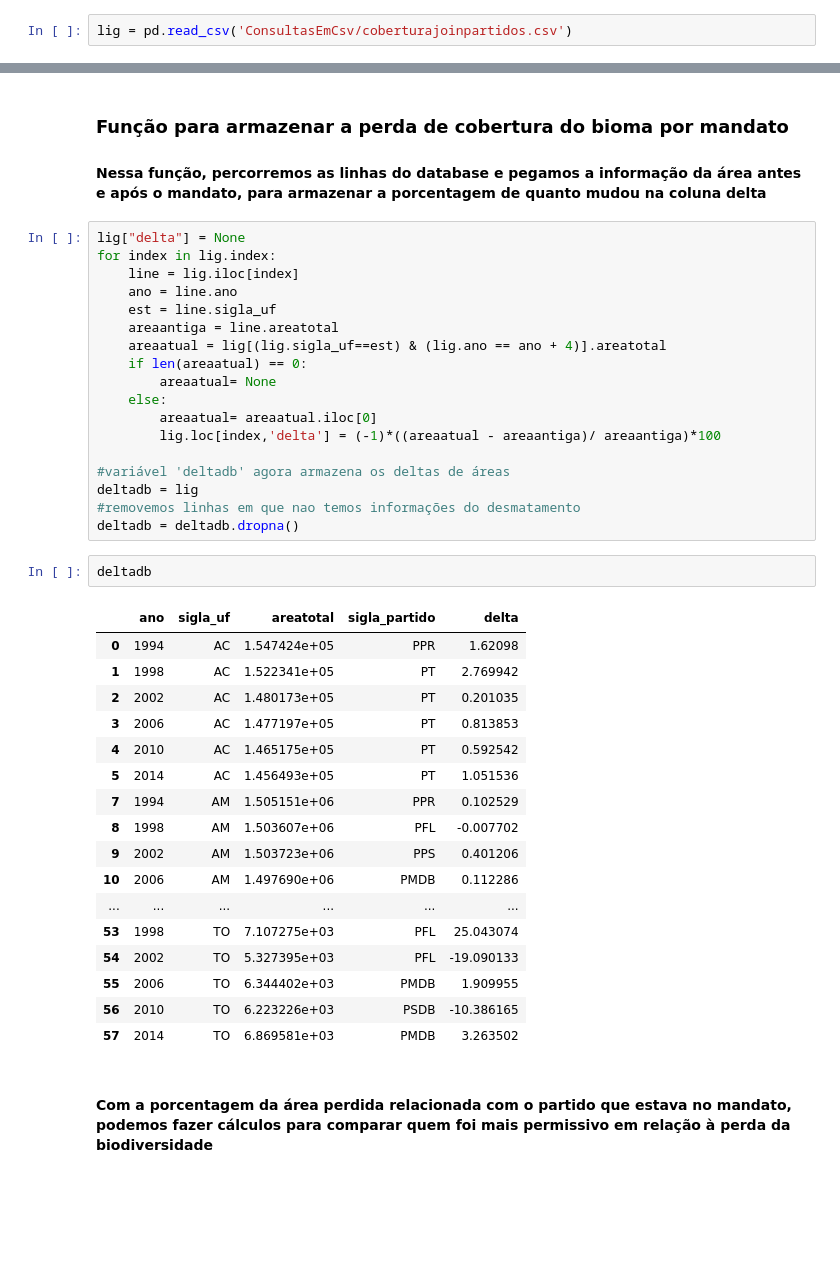
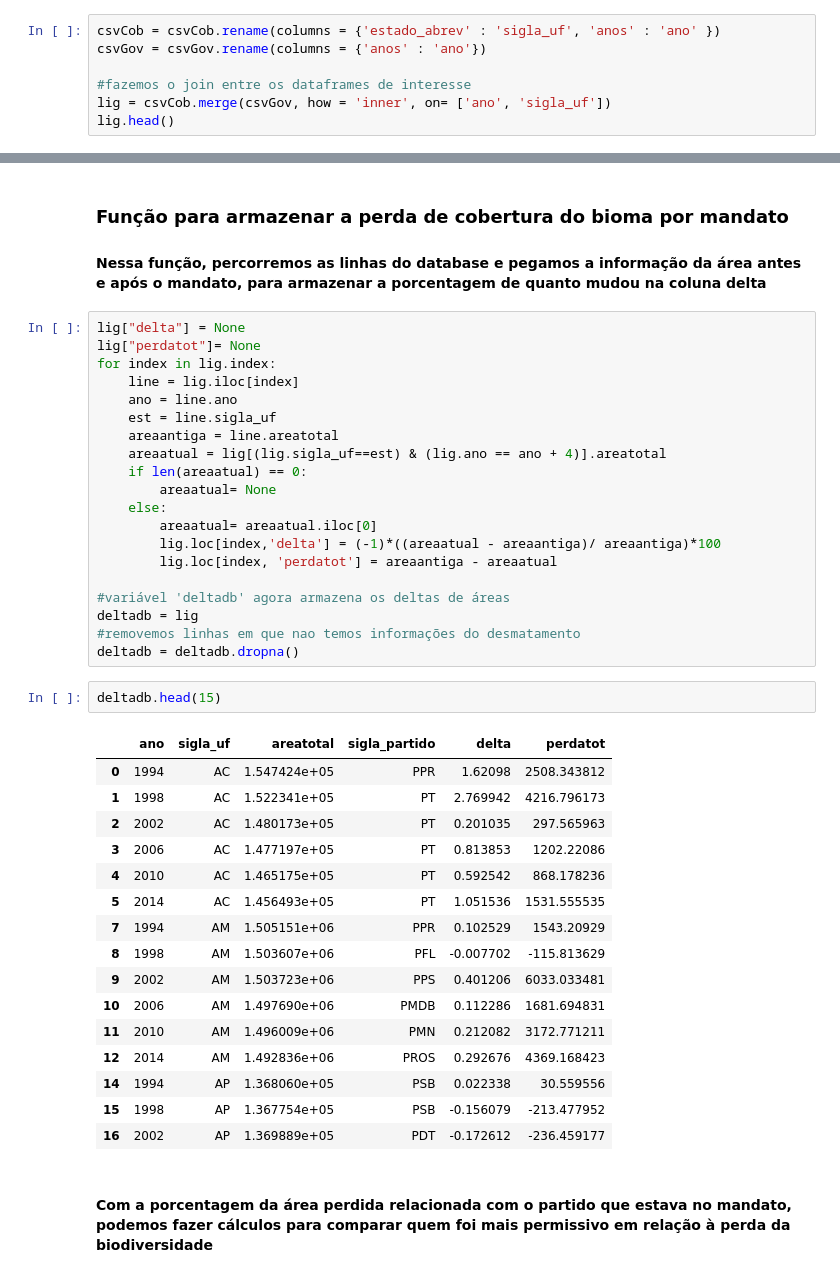
Before and after one commit to marcelo-campa/PS_Analytica, a Jupyter notebook: ProjetoAnalytica.ipynb, the cells around one changed output, grey strips where cells are left out. Drawn from its saved outputs; the diff is of its cells as text; blank space fills up the shorter version.

```diff
--- a/ProjetoAnalytica.ipynb
+++ b/ProjetoAnalytica.ipynb
@@ -108,2 +108,7 @@ csvCob
 # %%
-lig = pd.read_csv('ConsultasEmCsv/coberturajoinpartidos.csv')
+csvCob = csvCob.rename(columns = {'estado_abrev' : 'sigla_uf', 'anos' : 'ano' })
+csvGov = csvGov.rename(columns = {'anos' : 'ano'})
+
+#fazemos o join entre os dataframes de interesse
+lig = csvCob.merge(csvGov, how = 'inner', on= ['ano', 'sigla_uf'])
+lig.head()
@@ -154,6 +147,7 @@ lig.head(15)
     <h4> Nessa função, percorremos as linhas do database e pegamos a informação da área antes e após o mandato, para armazenar a porcentagem de quanto mudou na coluna delta
 # %%
 lig["delta"] = None
+lig["perdatot"]= None
 for index in lig.index:
     line = lig.iloc[index]
     ano = line.ano
@@ -165,31 +159,31 @@ for index in lig.index:
     else:
         areaatual= areaatual.iloc[0]
         lig.loc[index,'delta'] = (-1)*((areaatual - areaantiga)/ areaantiga)*100
+        lig.loc[index, 'perdatot'] = areaantiga - areaatual
 
 #variável 'deltadb' agora armazena os deltas de áreas
 deltadb = lig
 #removemos linhas em que nao temos informações do desmatamento
 deltadb = deltadb.dropna()
 # %%
-deltadb
+deltadb.head(15)
 # %% [output]
-|  | ano | sigla_uf | areatotal | sigla_partido | delta |
-| 0 | 1994 | AC | 1.547424e+05 | PPR | 1.62098 |
-| 1 | 1998 | AC | 1.522341e+05 | PT | 2.769942 |
-| 2 | 2002 | AC | 1.480173e+05 | PT | 0.201035 |
-| 3 | 2006 | AC | 1.477197e+05 | PT | 0.813853 |
-| 4 | 2010 | AC | 1.465175e+05 | PT | 0.592542 |
-| 5 | 2014 | AC | 1.456493e+05 | PT | 1.051536 |
-| 7 | 1994 | AM | 1.505151e+06 | PPR | 0.102529 |
-| 8 | 1998 | AM | 1.503607e+06 | PFL | -0.007702 |
-| 9 | 2002 | AM | 1.503723e+06 | PPS | 0.401206 |
-| 10 | 2006 | AM | 1.497690e+06 | PMDB | 0.112286 |
-| ... | ... | ... | ... | ... | ... |
-| 53 | 1998 | TO | 7.107275e+03 | PFL | 25.043074 |
-| 54 | 2002 | TO | 5.327395e+03 | PFL | -19.090133 |
-| 55 | 2006 | TO | 6.344402e+03 | PMDB | 1.909955 |
-| 56 | 2010 | TO | 6.223226e+03 | PSDB | -10.386165 |
-| 57 | 2014 | TO | 6.869581e+03 | PMDB | 3.263502 |
+|  | ano | sigla_uf | areatotal | sigla_partido | delta | perdatot |
+| 0 | 1994 | AC | 1.547424e+05 | PPR | 1.62098 | 2508.343812 |
+| 1 | 1998 | AC | 1.522341e+05 | PT | 2.769942 | 4216.796173 |
+| 2 | 2002 | AC | 1.480173e+05 | PT | 0.201035 | 297.565963 |
+| 3 | 2006 | AC | 1.477197e+05 | PT | 0.813853 | 1202.22086 |
+| 4 | 2010 | AC | 1.465175e+05 | PT | 0.592542 | 868.178236 |
+| 5 | 2014 | AC | 1.456493e+05 | PT | 1.051536 | 1531.555535 |
+| 7 | 1994 | AM | 1.505151e+06 | PPR | 0.102529 | 1543.20929 |
+| 8 | 1998 | AM | 1.503607e+06 | PFL | -0.007702 | -115.813629 |
+| 9 | 2002 | AM | 1.503723e+06 | PPS | 0.401206 | 6033.033481 |
+| 10 | 2006 | AM | 1.497690e+06 | PMDB | 0.112286 | 1681.694831 |
+| 11 | 2010 | AM | 1.496009e+06 | PMN | 0.212082 | 3172.771211 |
+| 12 | 2014 | AM | 1.492836e+06 | PROS | 0.292676 | 4369.168423 |
+| 14 | 1994 | AP | 1.368060e+05 | PSB | 0.022338 | 30.559556 |
+| 15 | 1998 | AP | 1.367754e+05 | PSB | -0.156079 | -213.477952 |
+| 16 | 2002 | AP | 1.369889e+05 | PDT | -0.172612 | -236.459177 |
 # %% [markdown]
 <h4> Com a porcentagem da área perdida relacionada com o partido que estava no mandato, podemos fazer cálculos para comparar quem foi mais permissivo em relação à perda da biodiversidade
 # %%
```
Also changed, not shown: parts of 40 cells of this notebook.
